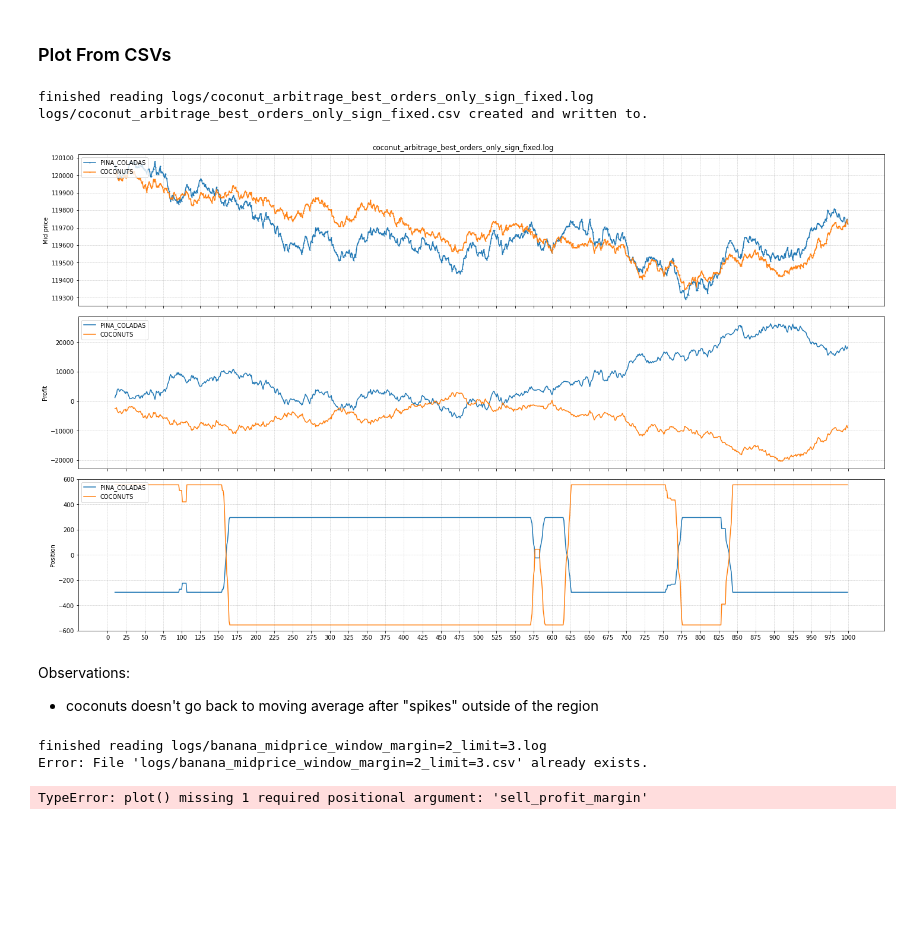
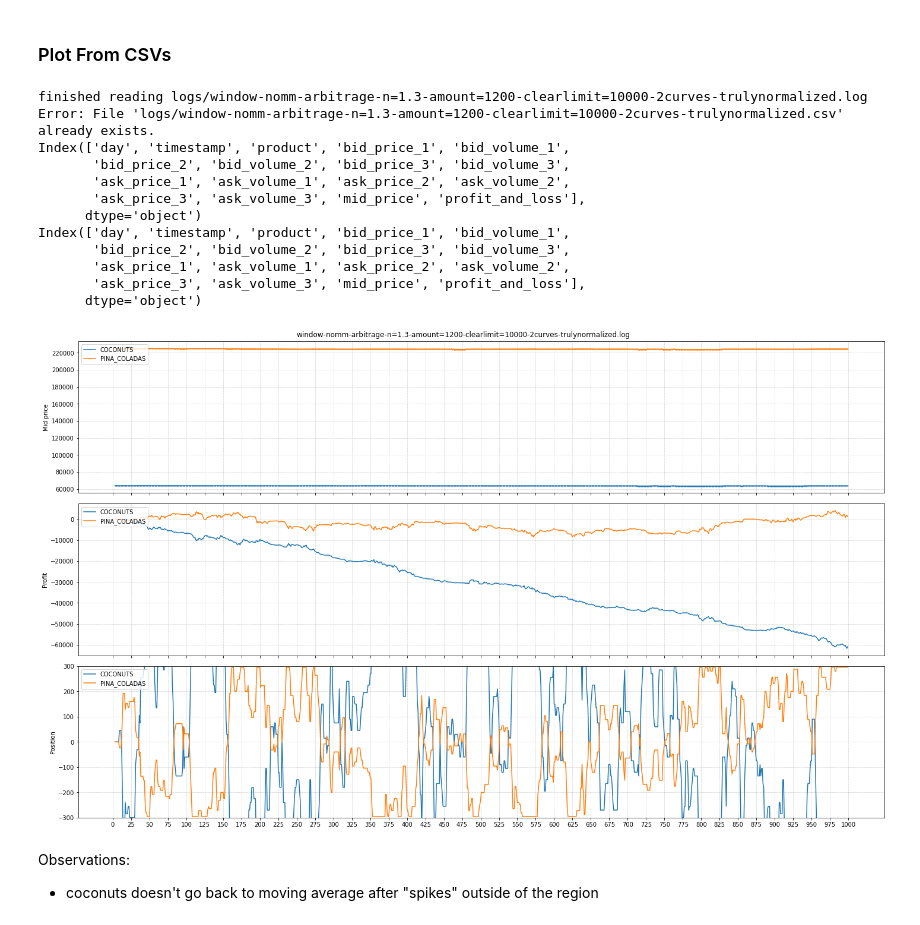
Before and after one commit to MatthewZhang473/2023-Trading-Competitions, a Jupyter notebook: IMC-Round-2/round2_graph.ipynb, the cells around one changed output. Saved outputs shown, nothing was run; the diff lists cells and outputs as text; code cells hidden in the pictures; blank space fills up the shorter version.

```diff
--- a/IMC-Round-2/round2_graph.ipynb
+++ b/IMC-Round-2/round2_graph.ipynb
@@ -98,12 +98,19 @@ def get_data(log_file_path, products):
     product_dfs = []
     position_list = []
     mid_prices_list = []
+    best_bid_prices_list = []
+    best_ask_prices_list = []
     for product in products:
         df = pd.read_csv(csv_path, delimiter=";")
         product_df = df.loc[df["product"]==product]
         product_dfs.append(product_df)
         mid_prices = np.array(product_df["mid_price"])
+        print(product_df.columns)
+        best_bid_prices = np.array(product_df["bid_price_1"])
+        best_ask_prices = np.array(product_df["ask_price_1"])
         mid_prices_list.append(mid_prices)
+        best_bid_prices_list.append(best_bid_prices)
+        best_ask_prices_list.append(best_ask_prices)
 
         # directly from log
         log_profits = re.findall(r"if it is last round, profit = (-?\d+(?:\.\d+)?)", log_file)
@@ -116,13 +123,13 @@ def get_data(log_file_path, products):
         # sell_profit_margin = re.findall(r"sell profit margin is (-?\d+)", log_file)
         # sell_profit_margin = [float(x) for x in sell_profit_margin]
 
-    return product_dfs, mid_prices_list, position_list, [], []
+    return product_dfs, mid_prices_list, position_list, best_bid_prices_list, best_ask_prices_list
 # %% [markdown]
 #### Plot
 # %%
 def plot(mid_prices_list, window_size, n, length, log_file_path,
          product_dfs, position_list, position_limits,
-         buy_profit_margin, sell_profit_margin):
+         best_bid_list, best_sell_list):
     fig, axes = plt.subplots(3,1,figsize=(20, 12),sharex=True)
     fig.suptitle(f"{log_file_path.split('/')[-1]}")
     fig.set_tight_layout(True)
@@ -171,55 +178,47 @@ def plot(mid_prices_list, window_size, n, length, log_file_path,
 ### Plot From CSVs
 # %%
 log_name = """
-coconut_arbitrage_best_orders_only_sign_fixed
+window-nomm-arbitrage-n=1.3-amount=1200-clearlimit=10000-2curves-trulynormalized
 """
 log_file_path = f"logs/{log_name.strip()}.log"
 products = [
     "PINA_COLADAS",
     "COCONUTS",
     # "PEARLS",
     # "BANANAS"
 ]
 position_limits = [
     300,
     600,
     # 20,
     # 20
 ]
 
-product_dfs, mid_prices_list, pos, buypm, sellpm = get_data(log_file_path, products)
+product_dfs, mid_prices_list, pos, best_bid_list, best_ask_list = get_data(log_file_path, products)
 length = 1000
-window_size = 10
+window_size = 3
 normalized_mid_prices = [
     mid_prices_list[0] * 8,
     mid_prices_list[1] * 15,
     # mid_prices_list[0],
     # mid_prices_list[1]
 ]
 plot(normalized_mid_prices, window_size, 0, length, log_file_path, product_dfs,
-     pos, position_limits, buypm, sellpm)
+     pos, position_limits, best_bid_list, best_ask_list)
 # %% [output]
-finished reading logs/coconut_arbitrage_best_orders_only_sign_fixed.log
-logs/coconut_arbitrage_best_orders_only_sign_fixed.csv created and written to.
+finished reading logs/window-nomm-arbitrage-n=1.3-amount=1200-clearlimit=10000-2curves-trulynormalized.log
+Error: File 'logs/window-nomm-arbitrage-n=1.3-amount=1200-clearlimit=10000-2curves-trulynormalized.csv' already exists.
+Index(['day', 'timestamp', 'product', 'bid_price_1', 'bid_volume_1',
+       'bid_price_2', 'bid_volume_2', 'bid_price_3', 'bid_volume_3',
+       'ask_price_1', 'ask_volume_1', 'ask_price_2', 'ask_volume_2',
+       'ask_price_3', 'ask_volume_3', 'mid_price', 'profit_and_loss'],
+      dtype='object')
+Index(['day', 'timestamp', 'product', 'bid_price_1', 'bid_volume_1',
+       'bid_price_2', 'bid_volume_2', 'bid_price_3', 'bid_volume_3',
+       'ask_price_1', 'ask_volume_1', 'ask_price_2', 'ask_volume_2',
+       'ask_price_3', 'ask_volume_3', 'mid_price', 'profit_and_loss'],
+      dtype='object')
-[figure, old version]
+[figure, new version]
 # %% [markdown]
 Observations:
 - coconuts doesn't go back to moving average after "spikes" outside of the region
-# %%
-log_name = """
-banana_midprice_window_margin=2_limit=3
-"""
-log_file_path = f"logs/{log_name.strip()}.log"
-products = ["PINA_COLADAS", "COCONUT"]
-# product = "PEARLS"
-# product = "BANANAS"
-
-product_df, mid_prices, pos, buypm, sellpm = get_data(log_file_path, products)
-length = 900
-window_size = 10
-plot(mid_prices, window_size, 2, length, log_file_path, product_df,
-     pos, buypm, sellpm)
-# %% [output]
-finished reading logs/banana_midprice_window_margin=2_limit=3.log
-Error: File 'logs/banana_midprice_window_margin=2_limit=3.csv' already exists.
-TypeError: plot() missing 1 required positional argument: 'sell_profit_margin'
```
Also changed, not shown: parts of 1 cell of this notebook, 41 other files.
